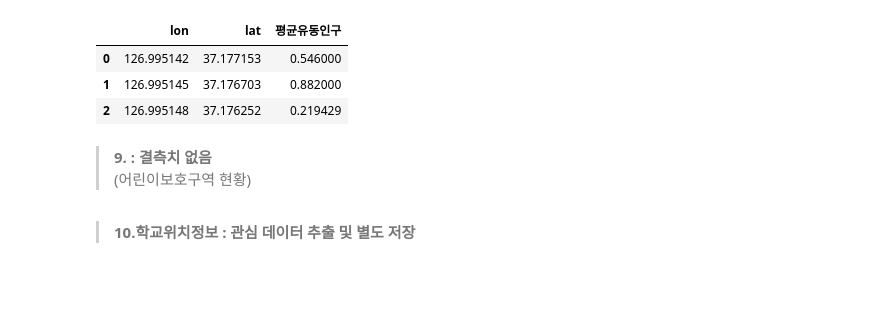
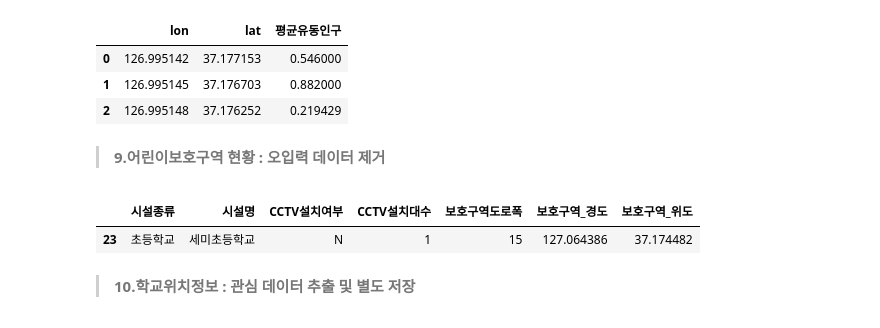
Before and after one commit to ikeven94/Osan-Si_-Identify-_TA_DangerZones, a Jupyter notebook: Submit/2. Data Load& Preprocessing.ipynb, the cells around one changed output. Cells and saved outputs as stored; diff of their text form; code cells hidden in the pictures; blank space fills up the shorter version.

```diff
--- a/Submit/2. Data Load& Preprocessing.ipynb
+++ b/Submit/2. Data Load& Preprocessing.ipynb
@@ -201,5 +201,12 @@ print("고령 인구 데이터 결측비율 :",거주인구격자_고령.isnull(
 | 1 | 126.995145 | 37.176703 | 0.882000 |
 | 2 | 126.995148 | 37.176252 | 0.219429 |
 # %% [markdown]
-> __9. : 결측치 없음__
-(어린이보호구역 현황)
+> __9.어린이보호구역 현황 : 오입력 데이터 제거__
+# %%
+# CCTV 설치 여부 정보와 CCTV 설치대수 정보가 서로 모순인 행 존재 : 제거
+condition1 = ((어린이보호구역["CCTV설치여부"]=="Y")&(어린이보호구역["CCTV설치대수"]==0))
+condition2 = ((어린이보호구역["CCTV설치여부"]=="N")&(어린이보호구역["CCTV설치대수"]!=0))
+어린이보호구역[condition1|condition2]
+# %% [output]
+|  | 시설종류 | 시설명 | CCTV설치여부 | CCTV설치대수 | 보호구역도로폭 | 보호구역_경도 | 보호구역_위도 |
+| 23 | 초등학교 | 세미초등학교 | N | 1 | 15 | 127.064386 | 37.174482 |
```
Also changed, not shown: parts of 2 cells of this notebook, 3 other files.
